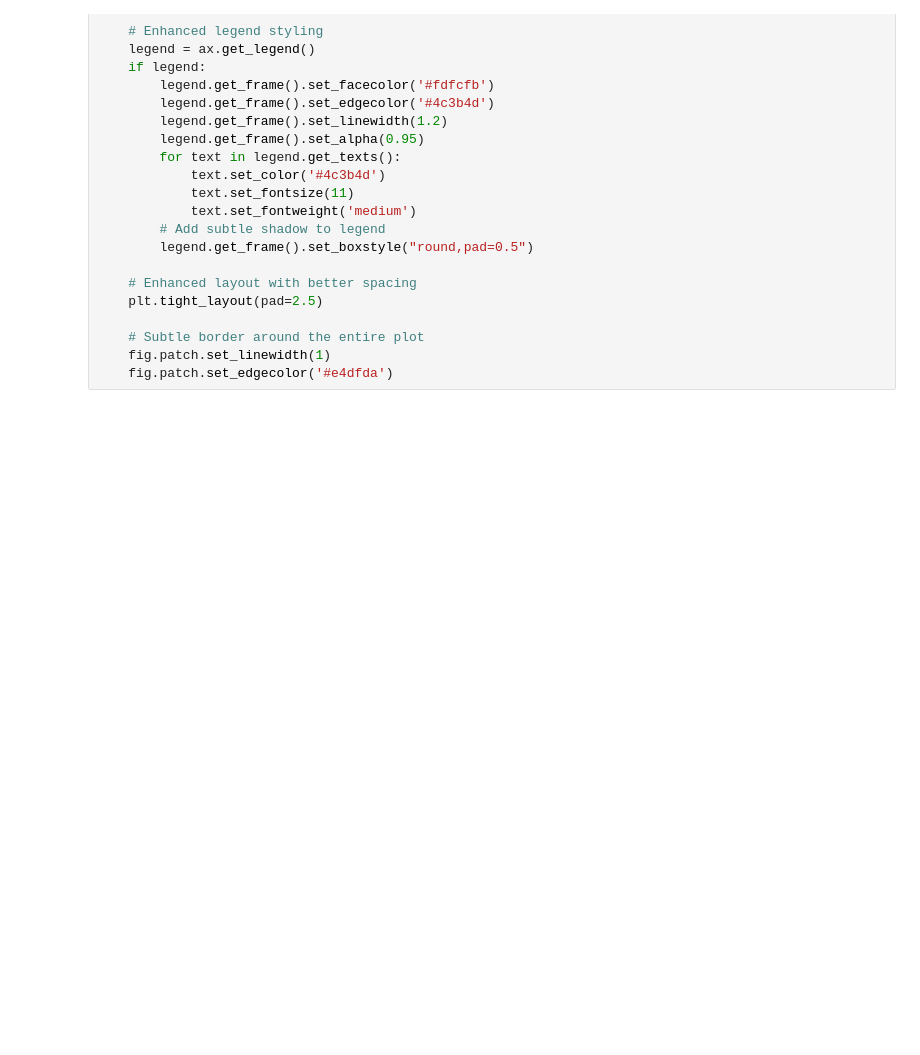
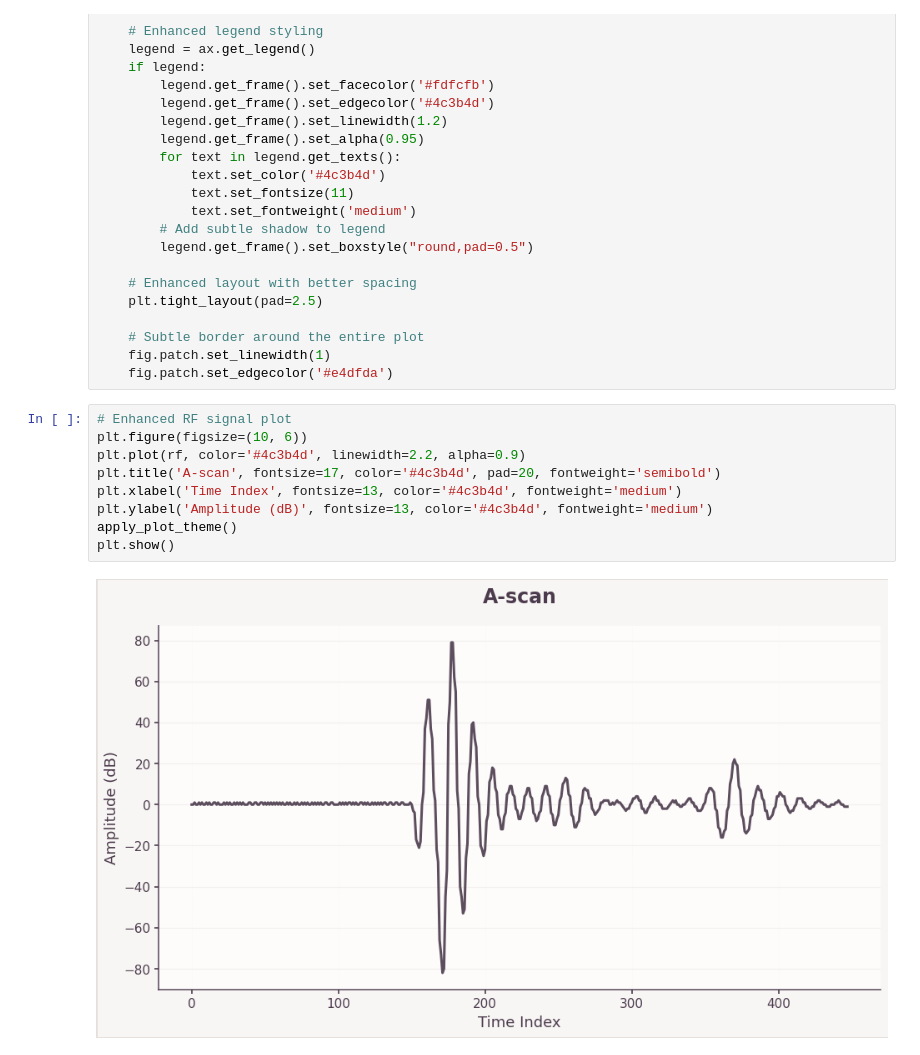
Before and after one commit to topeberti/UTvsXCT-preprocessing, a Jupyter notebook: produccion/signal/signal.ipynb, the cells around one changed output. Cells and saved outputs as stored; diff of their text form; blank space fills up the shorter version.

```diff
--- a/produccion/signal/signal.ipynb
+++ b/produccion/signal/signal.ipynb
@@ -75,6 +77,17 @@ def apply_plot_theme():
     # Subtle border around the entire plot
     fig.patch.set_linewidth(1)
     fig.patch.set_edgecolor('#e4dfda')
+# %%
+# Enhanced RF signal plot
+plt.figure(figsize=(10, 6))
+plt.plot(rf, color='#4c3b4d', linewidth=2.2, alpha=0.9)
+plt.title('A-scan', fontsize=17, color='#4c3b4d', pad=20, fontweight='semibold')
+plt.xlabel('Time Index', fontsize=13, color='#4c3b4d', fontweight='medium')
+plt.ylabel('Amplitude (dB)', fontsize=13, color='#4c3b4d', fontweight='medium')
+apply_plot_theme()
+plt.show()
+# %% [output]
+[figure, added]
 # %%
 # Enhanced RF signal plot
 plt.figure(figsize=(10, 6))
```
Also changed, not shown: parts of 8 cells of this notebook, 11 other files.
